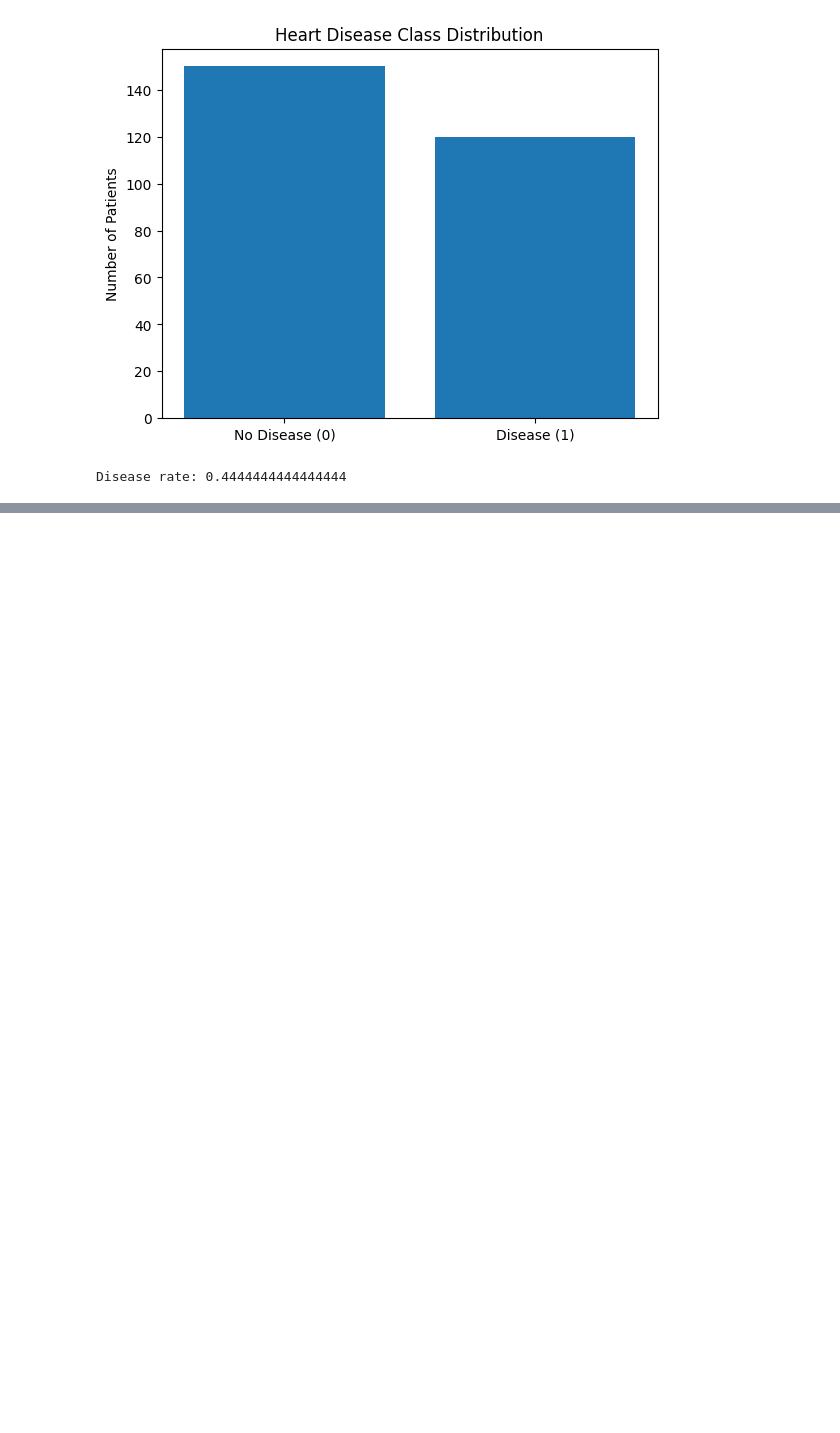
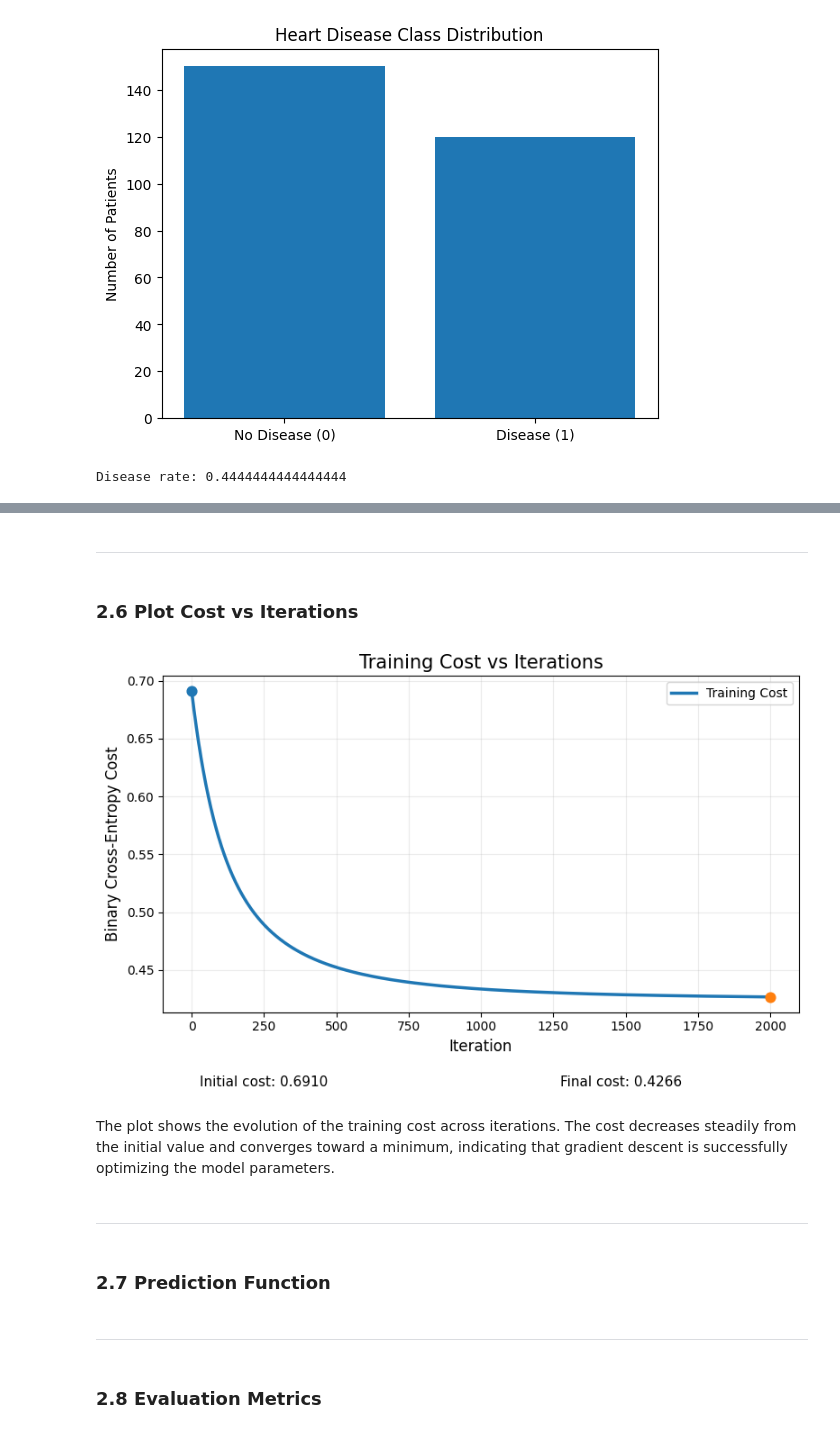
Before and after one commit to Eliza-05/Logistic-Regression, a Jupyter notebook: heart_disease_lr_analysis.ipynb, the cells around one changed output, grey strips where cells are left out. Saved outputs shown, nothing was run; the diff lists cells and outputs as text; code cells hidden in the pictures; blank space fills up the shorter version.

```diff
--- a/heart_disease_lr_analysis.ipynb
+++ b/heart_disease_lr_analysis.ipynb
@@ -184,0 +598,20 @@ Test disease rate : 0.4444444444444444
+# %%
+n_features = X_train_norm.shape[1]
+w_init = np.zeros(n_features)
+b_init = 0.0
+
+alpha = 0.01
+num_iters = 2000
+
+w, b, cost_history = gradient_descent(
+    X_train_norm,
+    y_train,
+    w_init,
+    b_init,
+    alpha,
+    num_iters,
+    print_every=200
+)
+
+print("Training completed.")
+print("Final training cost:", cost_history[-1])
@@ -184,0 +632,51 @@ Test disease rate : 0.4444444444444444
+# %% [markdown]
+---
+# %% [markdown]
+### 2.6 Plot Cost vs Iterations
+# %%
+initial_cost = cost_history[0]
+final_cost = cost_history[-1]
+
+plt.figure(figsize=(8, 5))
+
+plt.plot(
+    cost_history,
+    linewidth=2.5,
+    label="Training Cost"
+)
+
+plt.scatter(0, initial_cost, zorder=3, s=60)
+plt.scatter(len(cost_history) - 1, final_cost, zorder=3, s=60)
+
+plt.title("Training Cost vs Iterations", fontsize=15)
+plt.xlabel("Iteration", fontsize=12)
+plt.ylabel("Binary Cross-Entropy Cost", fontsize=12)
+
+plt.grid(alpha=0.25)
+plt.legend()
+
+plt.figtext(
+    0.15, 0.01,
+    f"Initial cost: {initial_cost:.4f}",
+    ha="left",
+    fontsize=11
+)
+
+plt.figtext(
+    0.65, 0.01,
+    f"Final cost: {final_cost:.4f}",
+    ha="left",
+    fontsize=11
+)
+
+plt.tight_layout(rect=[0, 0.05, 1, 1])
+plt.show()
+# %% [output]
+[figure, added]
+# %% [markdown]
+The plot shows the evolution of the training cost across iterations.
+The cost decreases steadily from the initial value and converges toward a minimum, indicating that gradient descent is successfully optimizing the model parameters.
+# %% [markdown]
+---
+# %% [markdown]
+### 2.7 Prediction Function
@@ -184,0 +701,4 @@ Test disease rate : 0.4444444444444444
+# %% [markdown]
+---
+# %% [markdown]
+### 2.8 Evaluation Metrics
```
Also changed, not shown: parts of 121 cells of this notebook, 20 other files.
